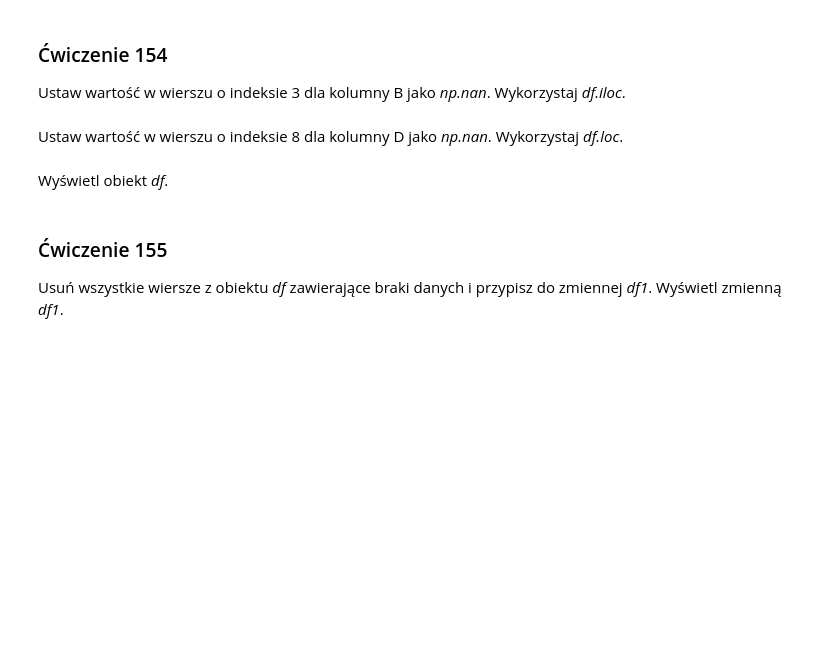
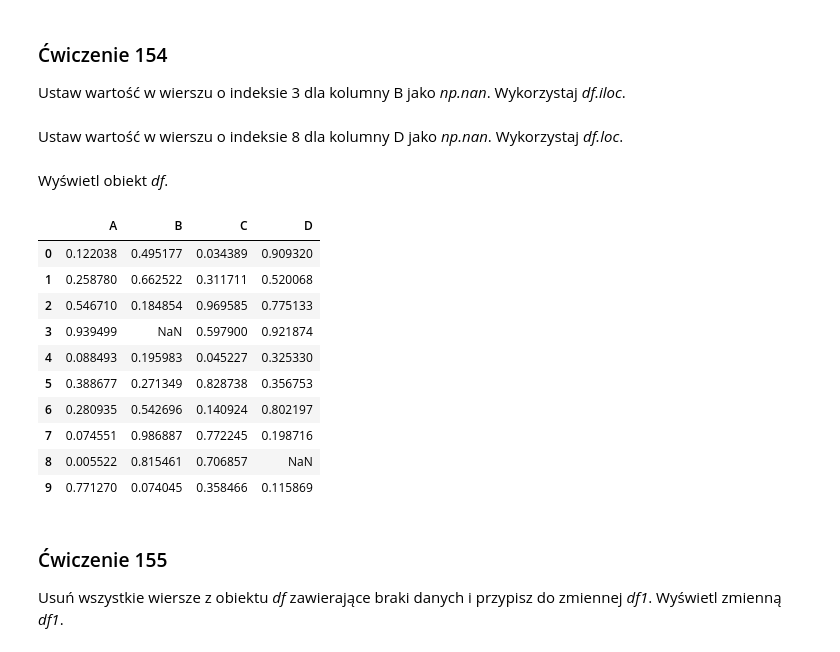
Before and after one commit to Krzesimir13/Data-Science, a Jupyter notebook: 151_160_exercises.ipynb, the cells around one changed output. Saved outputs shown, nothing was run; the diff lists cells and outputs as text; code cells hidden in the pictures; blank space fills up the shorter version.

```diff
--- a/151_160_exercises.ipynb
+++ b/151_160_exercises.ipynb
@@ -35,3 +35,5 @@ df = pd.DataFrame(np.random.rand(10, 4), columns=list('ABCD'))
+# %%
+df = pd.DataFrame(np.random.rand(10, 4), columns=list('ABCD'))
 # %% [markdown]
 Wytnij wiersze obiektu _df_ dla których kolumna _C_ jest większa niż 0.8.
 Pomocniczo: Analogicznie jak w jezyku SQL poniższe zapytanie:
@@ -64,2 +94,4 @@ Wykorzystaj _df.iloc_.
+# %%
+df.iloc[3, 1] = np.nan
 # %% [markdown]
 Ustaw wartość w wierszu o indeksie 8 dla kolumny D jako _np.nan_. Wykorzystaj _df.loc_.
@@ -68,2 +98,4 @@ Ustaw wartość w wierszu o indeksie 8 dla kolumny D jako _np.nan_. Wykorzystaj
+# %%
+df.loc[8, 'D'] = np.nan
 # %% [markdown]
 Wyświetl obiekt _df_.
@@ -72,3 +102,17 @@ Wyświetl obiekt _df_.
+# %%
+df
+# %% [output]
+|  | A | B | C | D |
+| 0 | 0.122038 | 0.495177 | 0.034389 | 0.909320 |
+| 1 | 0.258780 | 0.662522 | 0.311711 | 0.520068 |
+| 2 | 0.546710 | 0.184854 | 0.969585 | 0.775133 |
+| 3 | 0.939499 | NaN | 0.597900 | 0.921874 |
+| 4 | 0.088493 | 0.195983 | 0.045227 | 0.325330 |
+| 5 | 0.388677 | 0.271349 | 0.828738 | 0.356753 |
+| 6 | 0.280935 | 0.542696 | 0.140924 | 0.802197 |
+| 7 | 0.074551 | 0.986887 | 0.772245 | 0.198716 |
+| 8 | 0.005522 | 0.815461 | 0.706857 | NaN |
+| 9 | 0.771270 | 0.074045 | 0.358466 | 0.115869 |
 # %% [markdown]
 ### <a name='5'></a> Ćwiczenie 155
 Usuń wszystkie wiersze z obiektu _df_ zawierające braki danych i przypisz do zmiennej _df1_. Wyświetl zmienną _df1_.
```
Also changed, not shown: parts of 24 cells of this notebook.
